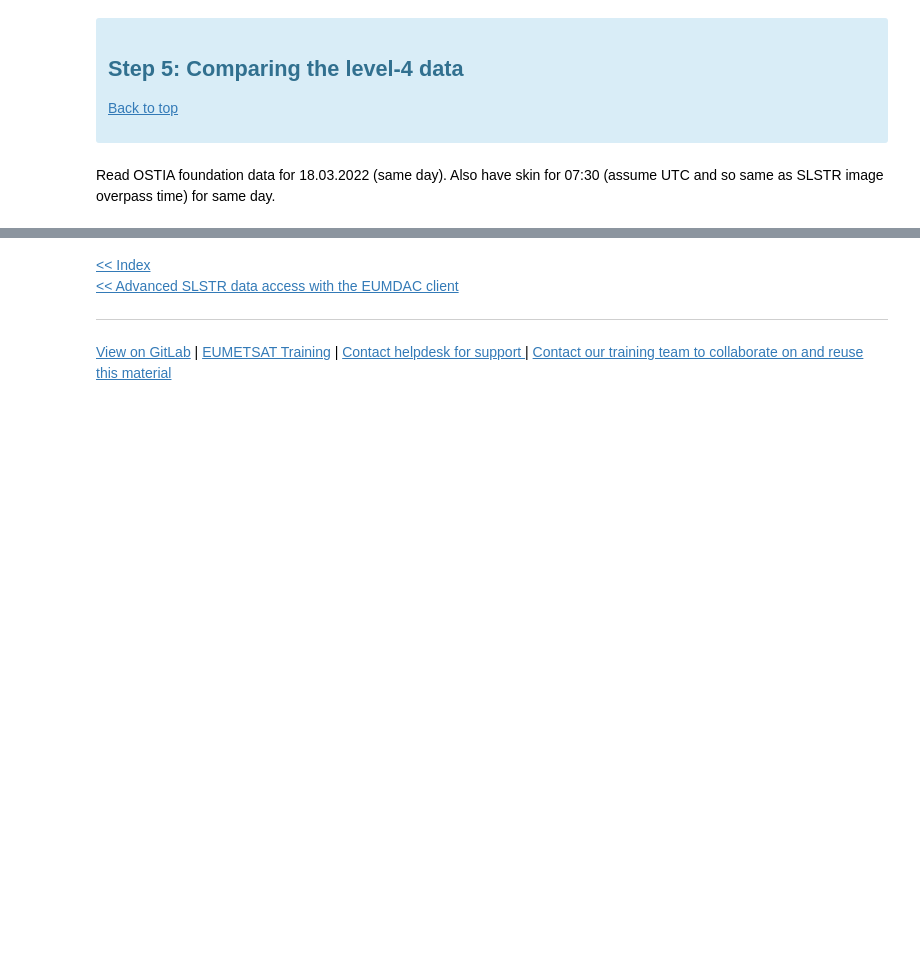
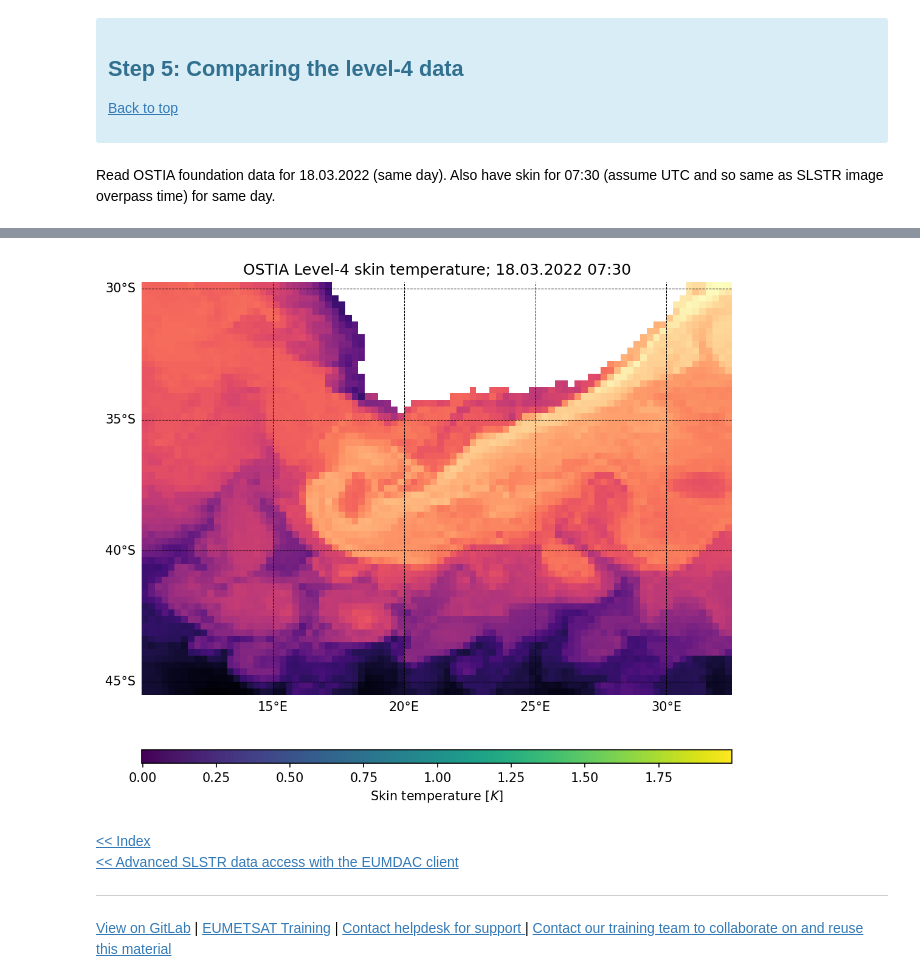
Before and after one commit to wekeo/learn-slstr, a Jupyter notebook: 2_SLSTR_advanced/2_2_SLSTR_channel_comparison_cloud_flagging.ipynb, the cells around one changed output, grey strips where cells are left out. Drawn from its saved outputs; the diff is of its cells as text; code cells hidden in the pictures; blank space fills up the shorter version.

```diff
--- a/2_SLSTR_advanced/2_2_SLSTR_channel_comparison_cloud_flagging.ipynb
+++ b/2_SLSTR_advanced/2_2_SLSTR_channel_comparison_cloud_flagging.ipynb
@@ -339,10 +374,12 @@ fig.colorbar(c, cax=cb_ax, orientation="horizontal", label="Foundation temperatu
 # %%
 fig, m = plt.subplots(1, 1, figsize=(12, 6), dpi=150, subplot_kw={"projection": cartopy.crs.PlateCarree()})
 m.pcolormesh(OSTIA_sSST["lon"], OSTIA_sSST["lat"], np.squeeze(OSTIA_sSST["analysed_sst"]), cmap=plt.cm.magma)
-m.title.set_text('OSTIA Level-4 foundation temperature; 18.03.2022')
+m.title.set_text('OSTIA Level-4 skin temperature; 18.03.2022 07:30')
 embellish_plot(m)
 cb_ax = fig.add_axes([m.get_position().x0, 0.00, m.get_position().width, 0.025])
-fig.colorbar(c, cax=cb_ax, orientation="horizontal", label="Foundation temperature [$K$]");
+fig.colorbar(c, cax=cb_ax, orientation="horizontal", label="Skin temperature [$K$]");
+# %% [output]
+[figure, added]
 # %% [markdown]
 <a href="../Index.ipynb" target="_blank"><< Index</a>
 <br>
```
Also changed, not shown: parts of 10 cells of this notebook, 3 other files.
